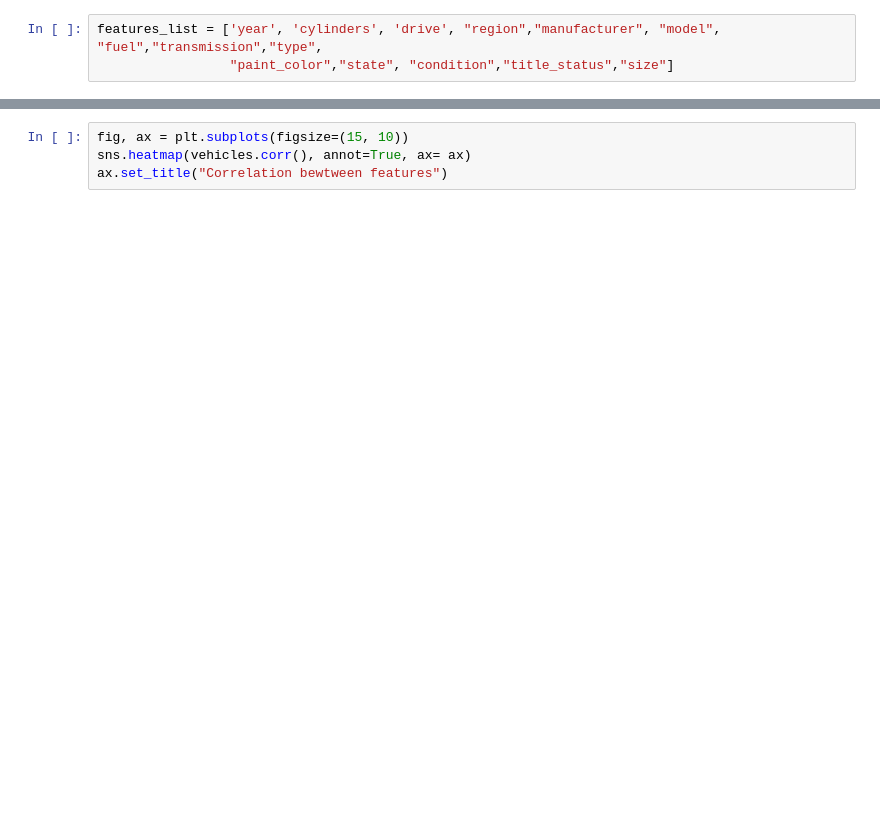
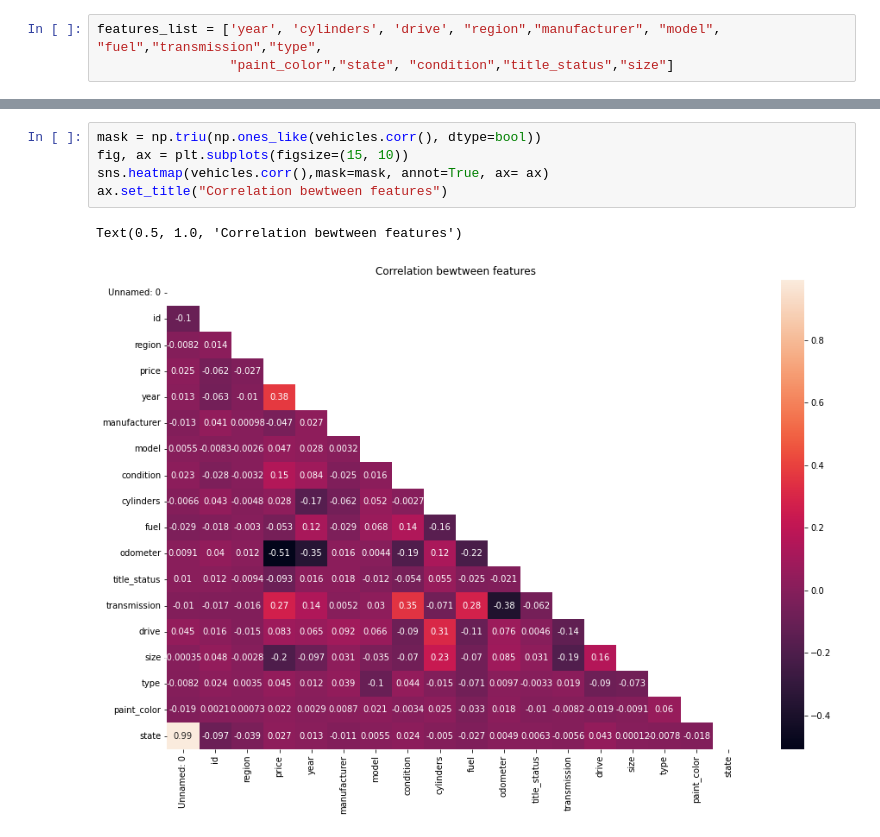
Before and after one commit to laks01/Practical-Application-2, a Jupyter notebook: notebooks/feature_engineering.ipynb, the cells around one changed output, grey strips where cells are left out. Cells and saved outputs as stored; diff of their text form; blank space fills up the shorter version.

```diff
--- a/notebooks/feature_engineering.ipynb
+++ b/notebooks/feature_engineering.ipynb
@@ -29,4 +93,8 @@ vehicles.corr()
 # %%
+mask = np.triu(np.ones_like(vehicles.corr(), dtype=bool))
 fig, ax = plt.subplots(figsize=(15, 10))
-sns.heatmap(vehicles.corr(), annot=True, ax= ax)
+sns.heatmap(vehicles.corr(),mask=mask, annot=True, ax= ax)
 ax.set_title("Correlation bewtween features")
+# %% [output]
+Text(0.5, 1.0, 'Correlation bewtween features')
+[figure, added]
```
Also changed, not shown: parts of 8 cells of this notebook, 1 other file.
